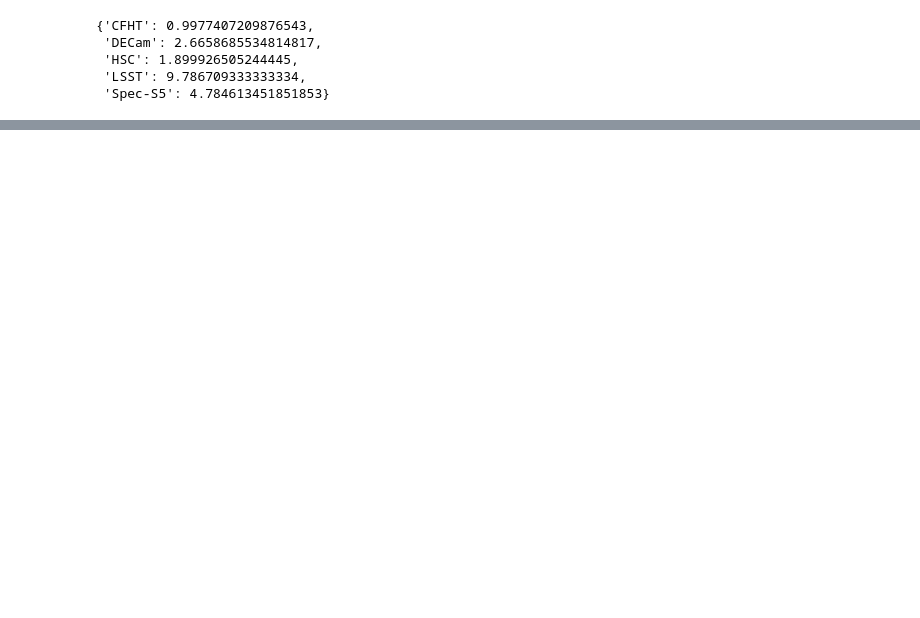
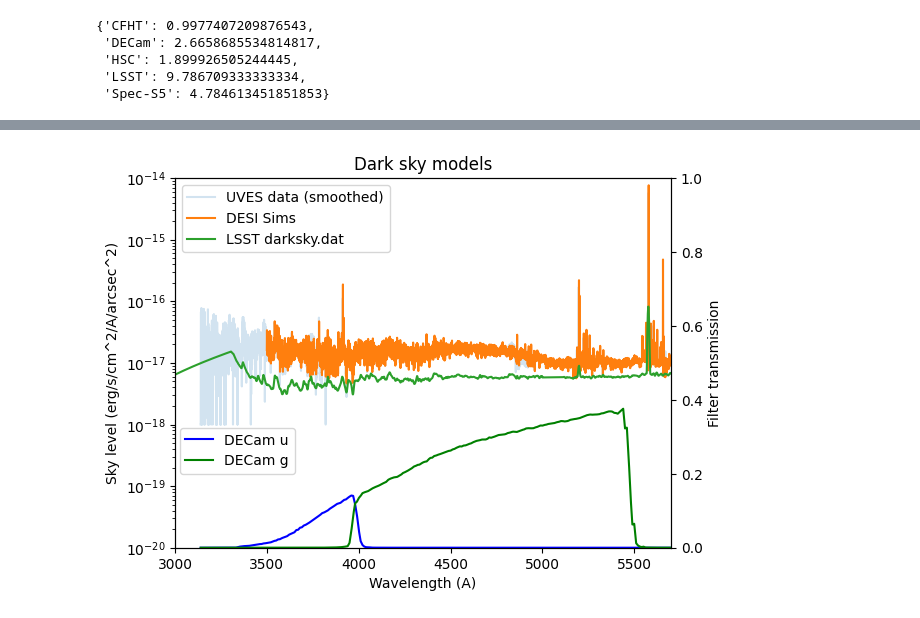
Before and after one commit to dstndstn/cfht-etc, a Jupyter notebook: spec-s5.ipynb, the cells around one changed output, grey strips where cells are left out. Saved outputs shown, nothing was run; the diff lists cells and outputs as text; code cells hidden in the pictures; blank space fills up the shorter version.

Commit message:
add notebook for Spec-S5 predictions

```diff
--- a/spec-s5.ipynb
+++ b/spec-s5.ipynb
@@ -146,5 +113,0 @@ wavegrid = np.arange(3000., 5700+1, 1.0) #7000+1, 1.0)
-# %%
-MB = []
-for lo,hi in zip(mb_limits, mb_limits[1:]):
-    f = interp1d(wavegrid, mb_eff * (wavegrid >= lo) * (wavegrid < hi), bounds_error=False, fill_value=0.)
-    MB.append(f)
@@ -733,0 +159,42 @@ For 10,000 square degrees...
+# %%
+# Next, a spectrum used for DESI sims.
+#desi_sky = read_table('spec-sky.dat', sky_wave_u, wave_scale=1., trans_scale=1.)
+desi_sky = read_table('spec-sky-cut.dat', None, wave_scale=1., trans_scale=1.)
+desi_sky_wave = desi_sky[:,0] * u.Angstrom
+desi_sky_flux = desi_sky[:,1] * 1e-17 * u.erg / (u.cm**2 * u.s * u.Angstrom)
+# %%
+# Finally, the dark sky model from the LSST throughputs repo
+w,f = read_lsst_throughput('darksky.dat')
+# is in "Flambda(ergs/cm^s/s/nm)"
+f *= 0.1 # -> to ergs/cm^2/s/A
+lsst_sky_wave = w * u.Angstrom
+lsst_sky_flux = f * u.erg / (u.cm**2 * u.s * u.Angstrom)
+#lsst_sky = interp1d(w,f)
+#lsst_sky = interp1d(wavegrid, lsst_sky, bounds_error=False, fill_value=0.)
+#lsst_sky_u = lsst_sky(sky_wave_u) * sky_flux_u.unit
+# %%
+decam_filters = speclite.filters.load_filters('decam2014-u', 'decam2014-g')
+
+uves2 = gaussian_filter(uves_sky_flux, 5.)
+plt.semilogy(uves_sky_wave, np.maximum(1e-18, uves2),  label='UVES data (smoothed)', alpha=0.2);
+#plt.semilogy(uves_sky_wave, np.maximum(1e-18, uves_sky_flux.value),  label='UVES data', alpha=0.2);
+plt.semilogy(desi_sky_wave, desi_sky_flux, label='DESI Sims');
+plt.semilogy(lsst_sky_wave, lsst_sky_flux, label='LSST darksky.dat');
+plt.legend()
+plt.ylim(1e-20, 1e-14);
+plt.xlabel('Wavelength (A)')
+plt.ylabel('Sky level (erg/s/cm^2/A/arcsec^2)')
+plt.xlim(3000, 5700)
+
+# Also plot the DECam u,g filters
+plt.twinx()
+plt.plot(uves_sky_wave, decam_filters[0].interpolator(uves_sky_wave), 'b', label='DECam u')
+plt.plot(uves_sky_wave, decam_filters[1].interpolator(uves_sky_wave), 'g', label='DECam g')
+plt.ylim(0,1)
+plt.ylabel('Filter transmission')
+plt.legend(loc=(0.01, 0.2))#'lower left')
+
+plt.title('Dark sky models')
+plt.savefig('sky.png')
+# %% [output]
+[figure, added]
```
Also changed, not shown: parts of 78 cells of this notebook, 29 other files.
